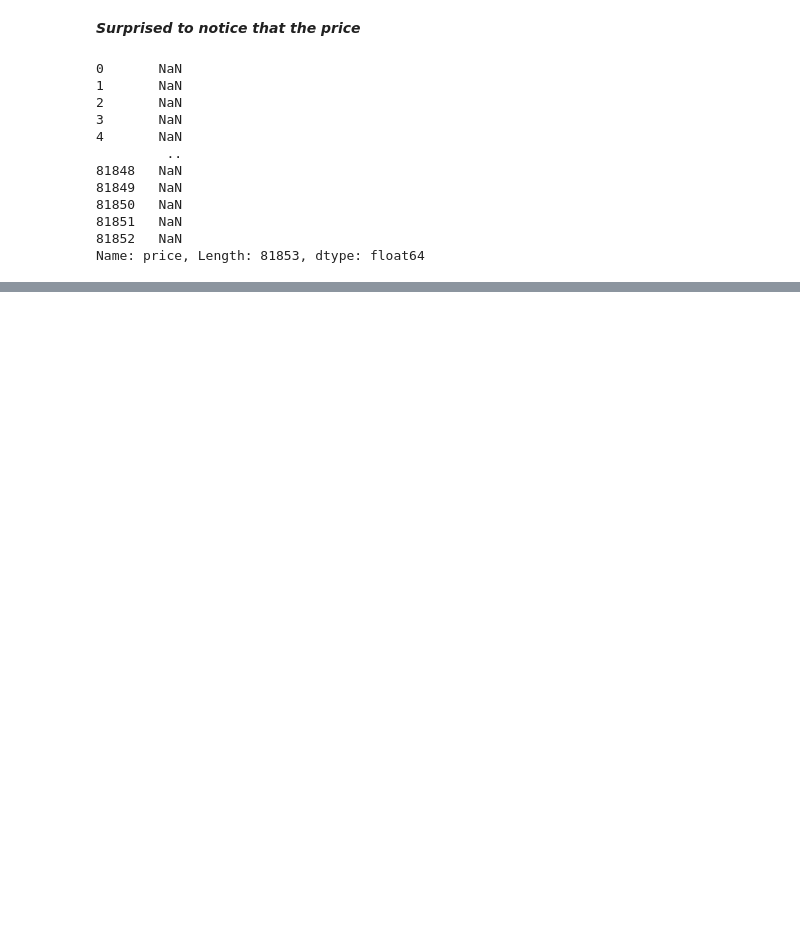
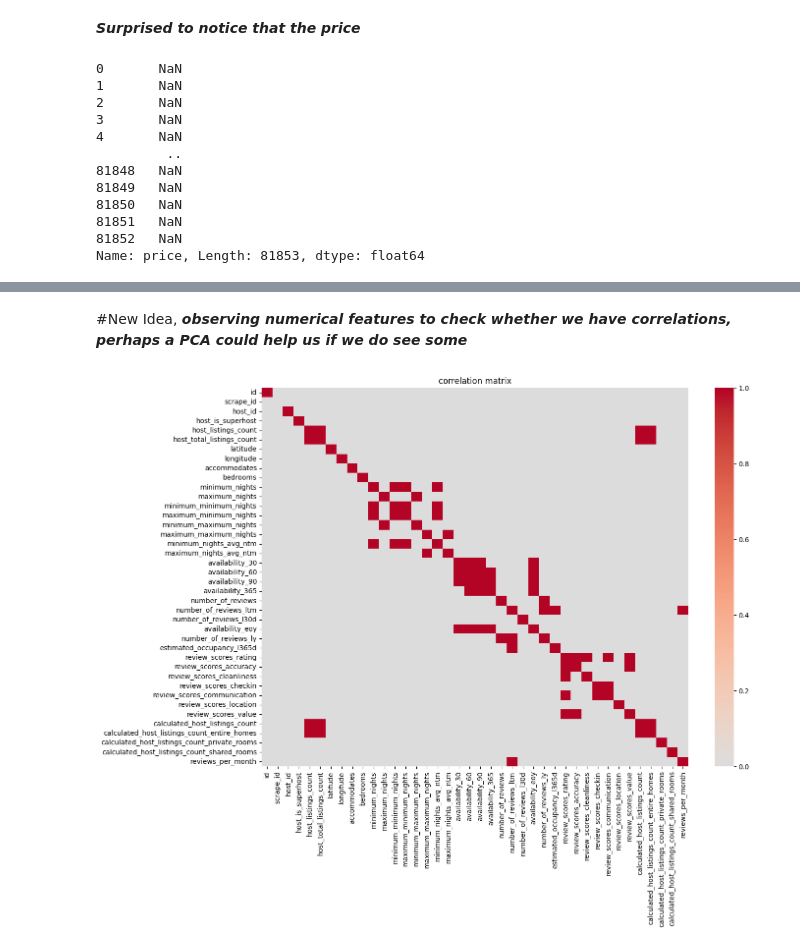
Before and after one commit to MeidiLprog/MultiModal_Project, a Jupyter notebook: tp.ipynb, the cells around one changed output, grey strips where cells are left out. Drawn from its saved outputs; the diff is of its cells as text; code cells hidden in the pictures; blank space fills up the shorter version.

```diff
--- a/tp.ipynb
+++ b/tp.ipynb
@@ -269,0 +299,13 @@ Length: 62, dtype: float64
+# %% [markdown]
+#New Idea, ***observing numerical features to check whether we have correlations, perhaps a PCA could help us if we do see some***
+# %%
+num = data.select_dtypes(include="number").columns
+corr = data[num].corr()
+strong_cor = corr > 0.7
+import seaborn as sns
+plt.figure(figsize=(14,10))
+sns.heatmap(strong_cor,cmap="coolwarm",center=0)
+plt.title("correlation matrix")
+plt.show()
+# %% [output]
+[figure, added]
```
Also changed, not shown: parts of 11 cells of this notebook.
